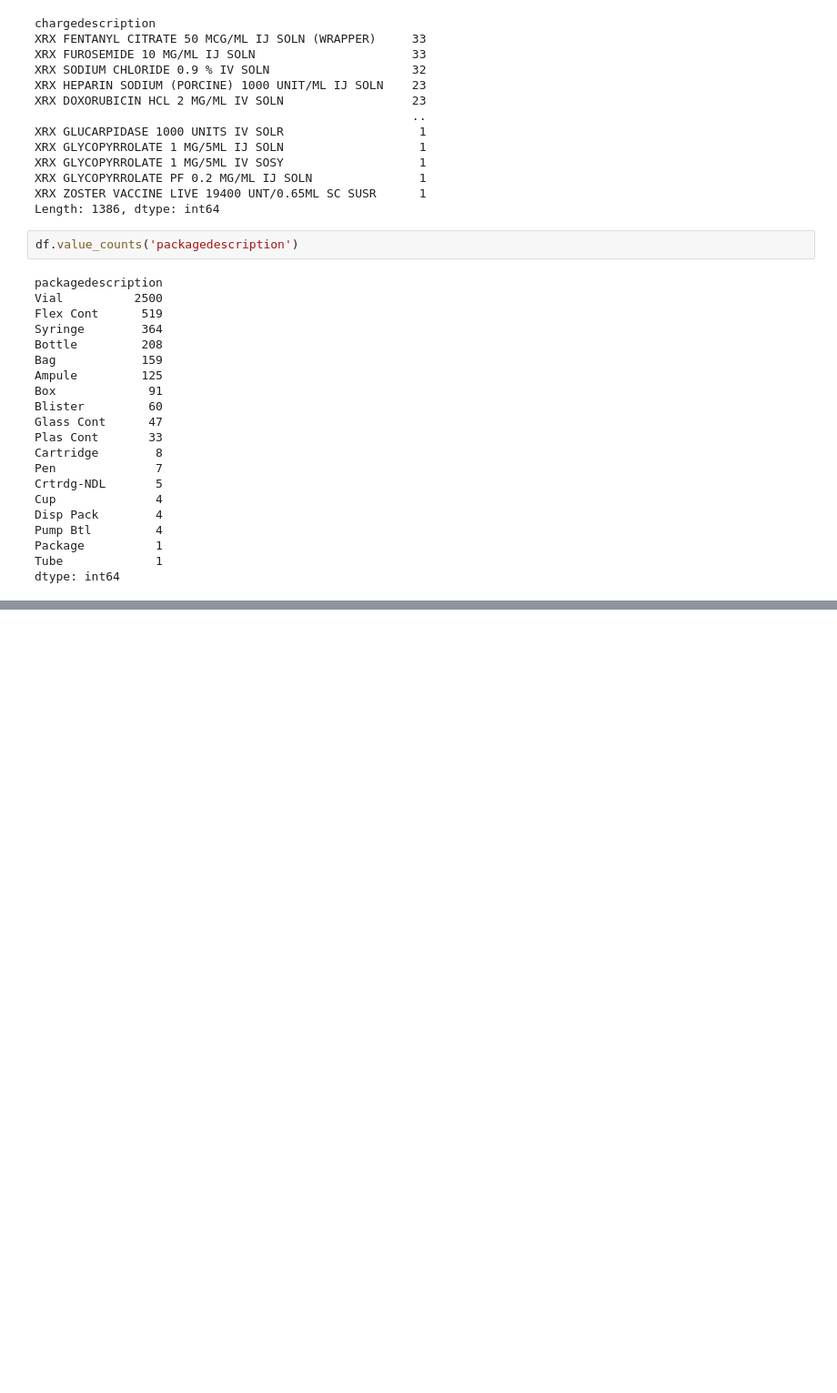
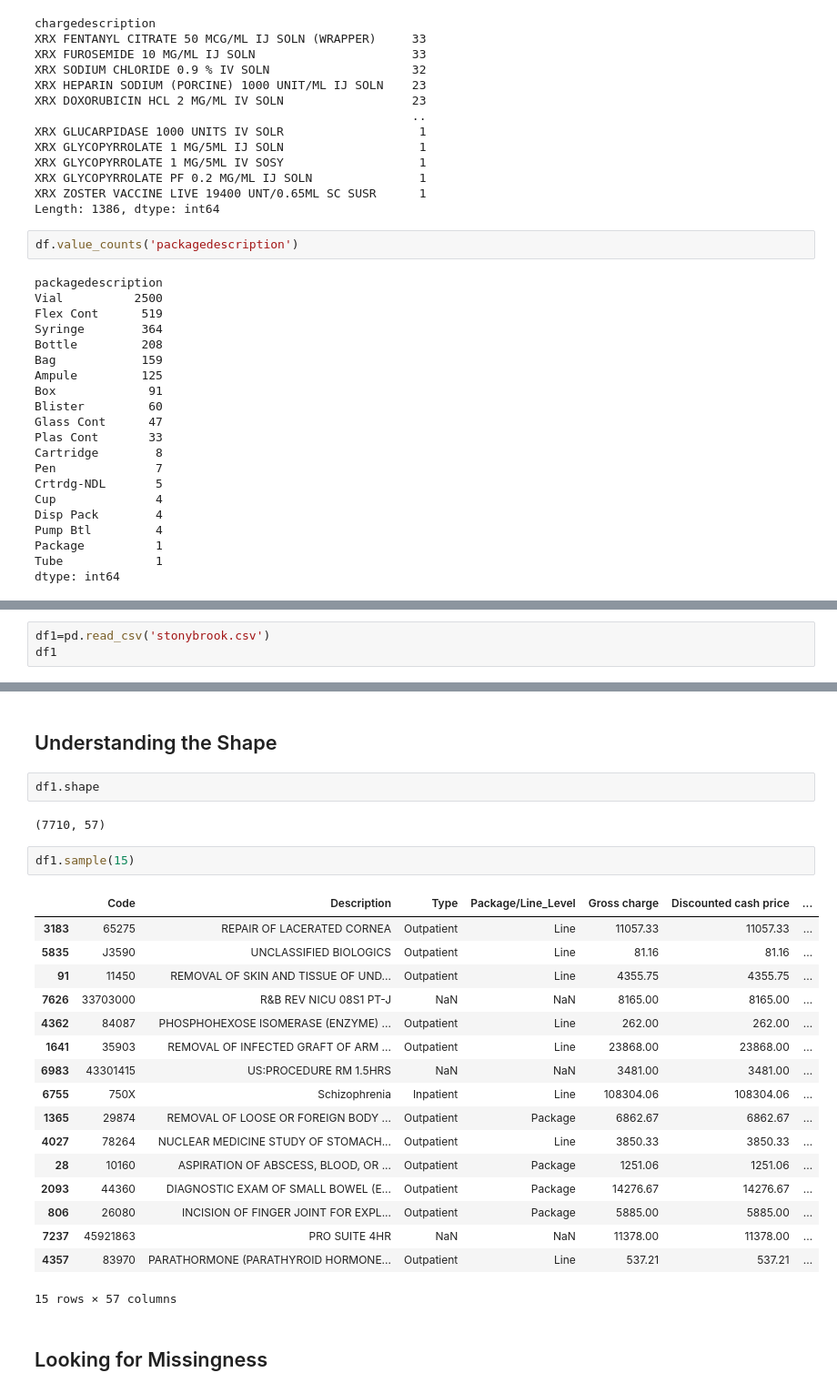
Before and after one commit to ktdutta/sqlite_database_operations, a Jupyter notebook: sqlite_database_operations.ipynb, the cells around one changed output, grey strips where cells are left out. Shown at 91% size. Cells and saved outputs as stored; diff of their text form; blank space fills up the shorter version.

```diff
--- a/sqlite_database_operations.ipynb
+++ b/sqlite_database_operations.ipynb
@@ -168,0 +171,3 @@ dtype: int64
+# %%
+df1=pd.read_csv('stonybrook.csv')
+df1
@@ -168,0 +188,28 @@ dtype: int64
+# %% [markdown]
+## Understanding the Shape
+# %%
+df1.shape
+# %% [output]
+(7710, 57)
+# %%
+df1.sample(15)
+# %% [output]
+|  | Code | Description | Type | Package/Line_Level | Gross charge | Discounted cash price | ... |
+| 3183 | 65275 | REPAIR OF LACERATED CORNEA | Outpatient | Line | 11057.33 | 11057.33 | ... |
+| 5835 | J3590 | UNCLASSIFIED BIOLOGICS | Outpatient | Line | 81.16 | 81.16 | ... |
+| 91 | 11450 | REMOVAL OF SKIN AND TISSUE OF UND... | Outpatient | Line | 4355.75 | 4355.75 | ... |
+| 7626 | 33703000 | R&B REV NICU 08S1 PT-J | NaN | NaN | 8165.00 | 8165.00 | ... |
+| 4362 | 84087 | PHOSPHOHEXOSE ISOMERASE (ENZYME) ... | Outpatient | Line | 262.00 | 262.00 | ... |
+| 1641 | 35903 | REMOVAL OF INFECTED GRAFT OF ARM ... | Outpatient | Line | 23868.00 | 23868.00 | ... |
+| 6983 | 43301415 | US:PROCEDURE RM 1.5HRS | NaN | NaN | 3481.00 | 3481.00 | ... |
+| 6755 | 750X | Schizophrenia | Inpatient | Line | 108304.06 | 108304.06 | ... |
+| 1365 | 29874 | REMOVAL OF LOOSE OR FOREIGN BODY ... | Outpatient | Package | 6862.67 | 6862.67 | ... |
+| 4027 | 78264 | NUCLEAR MEDICINE STUDY OF STOMACH... | Outpatient | Line | 3850.33 | 3850.33 | ... |
+| 28 | 10160 | ASPIRATION OF ABSCESS, BLOOD, OR ... | Outpatient | Package | 1251.06 | 1251.06 | ... |
+| 2093 | 44360 | DIAGNOSTIC EXAM OF SMALL BOWEL (E... | Outpatient | Package | 14276.67 | 14276.67 | ... |
+| 806 | 26080 | INCISION OF FINGER JOINT FOR EXPL... | Outpatient | Package | 5885.00 | 5885.00 | ... |
+| 7237 | 45921863 | PRO SUITE 4HR | NaN | NaN | 11378.00 | 11378.00 | ... |
+| 4357 | 83970 | PARATHORMONE (PARATHYROID HORMONE... | Outpatient | Line | 537.21 | 537.21 | ... |
+15 rows × 57 columns
+# %% [markdown]
+## Looking for Missingness
```
Also changed, not shown: parts of 14 cells of this notebook.
